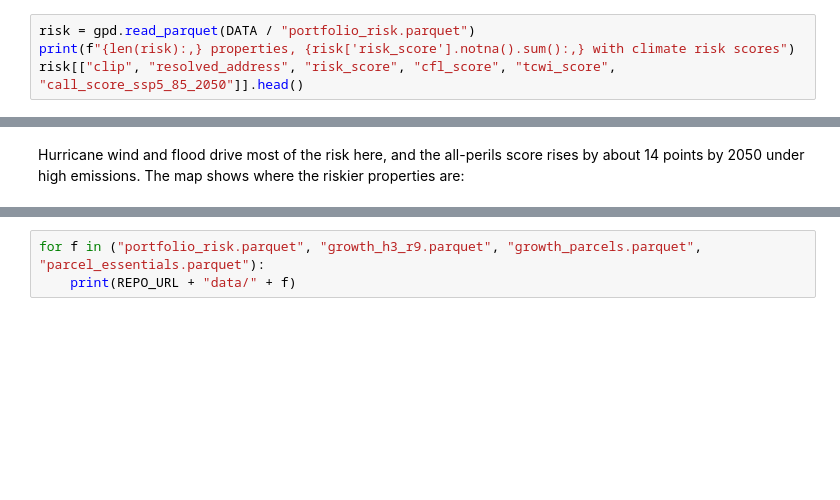
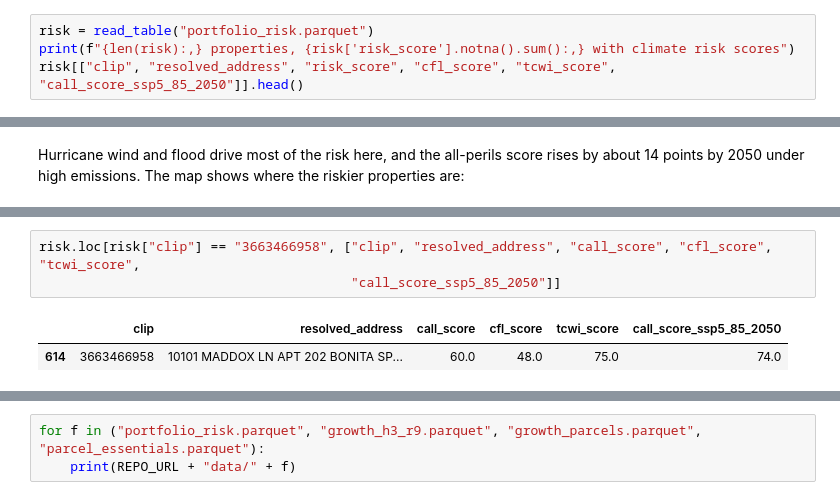
Before and after one commit to eprashar-clgx/sdsc-2026-re-portfolio-screening, a Jupyter notebook: notebooks/portfolio_screening.ipynb, the cells around one changed output, grey strips where cells are left out. Cells and saved outputs as stored; diff of their text form; blank space fills up the shorter version.

```diff
--- a/notebooks/portfolio_screening.ipynb
+++ b/notebooks/portfolio_screening.ipynb
@@ -215,7 +303,7 @@ scores for 12 perils, today and in 2030, 2040 and 2050 under four emissions scen
 `portfolio_risk.parquet` is the result: one row per property with its CLIP, location, H3 cell and the key
 scores. **This is checkpoint 1**, the table you load into CARTO in part 4.
 # %%
-risk = gpd.read_parquet(DATA / "portfolio_risk.parquet")
+risk = read_table("portfolio_risk.parquet")
 print(f"{len(risk):,} properties, {risk['risk_score'].notna().sum():,} with climate risk scores")
 risk[["clip", "resolved_address", "risk_score", "cfl_score", "tcwi_score", "call_score_ssp5_85_2050"]].head()
 # %% [output]
@@ -256,3 +362,9 @@ plt.show()
+# %%
+risk.loc[risk["clip"] == "3663466958", ["clip", "resolved_address", "call_score", "cfl_score", "tcwi_score",
+                                        "call_score_ssp5_85_2050"]]
+# %% [output]
+|  | clip | resolved_address | call_score | cfl_score | tcwi_score | call_score_ssp5_85_2050 |
+| 614 | 3663466958 | 10101 MADDOX LN APT 202 BONITA SP... | 60.0 | 48.0 | 75.0 | 74.0 |
 # %% [markdown]
 ## 4 · Into CARTO
 
```
Also changed, not shown: parts of 15 cells of this notebook, 6 other files.
